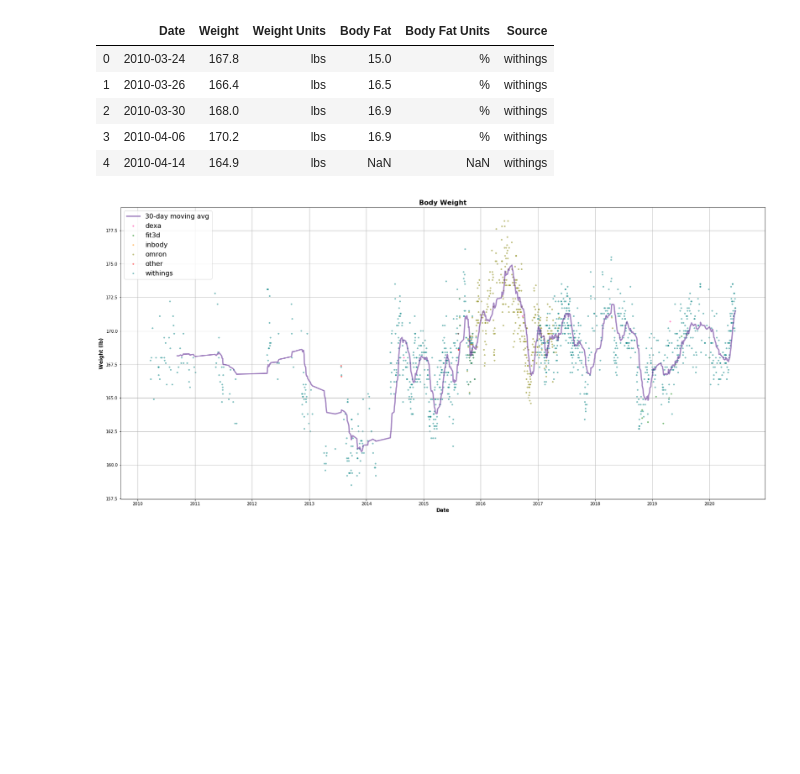
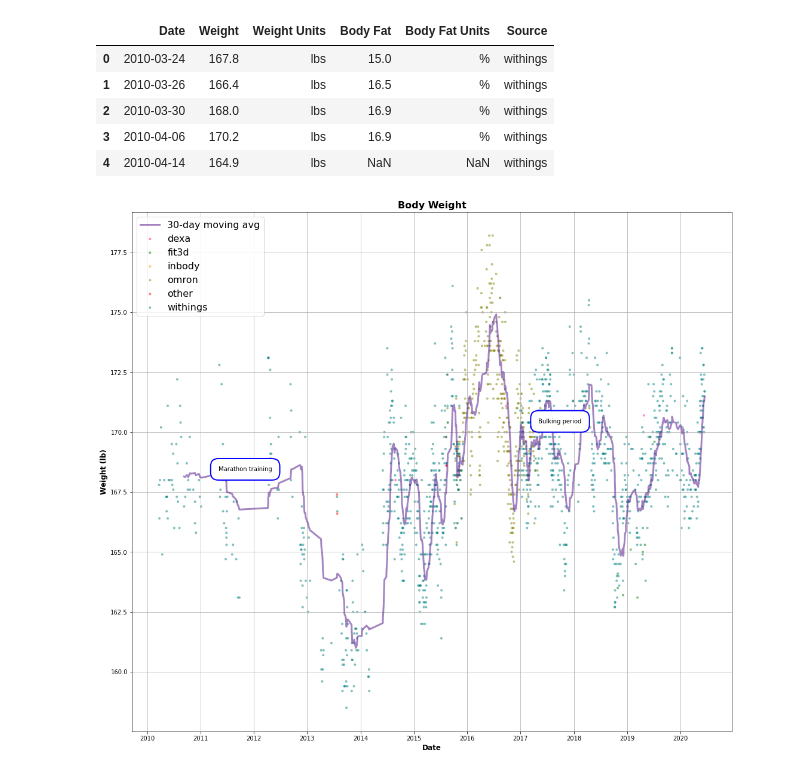
Before and after one commit to quantifiedbob/bob-body-composition-viz, a Jupyter notebook: bob_body_comp.ipynb, the cells around one changed output. Cells and saved outputs as stored; diff of their text form; code cells hidden in the pictures; blank space fills up the shorter version.

Commit message:
Include annotations

```diff
--- a/bob_body_comp.ipynb
+++ b/bob_body_comp.ipynb
@@ -28,6 +33,15 @@ df.head()
 | 3 | 2010-04-06 | 170.2 | lbs | 16.9 | % | withings |
 | 4 | 2010-04-14 | 164.9 | lbs | NaN | NaN | withings |
 # %%
+import csv
+
+# set up annotation reading
+annotation_file = './annotations.csv'
+annotation_reader = csv.DictReader(
+    open(annotation_file),
+    fieldnames=["name", "date", "approx_weight"])
+
+
 # create weights chart
 fig, ax = plt.subplots()
 ax.margins(0.05) # optional, adds 5% padding to autoscaling
@@ -38,35 +52,41 @@ i=0
 for key, grp in df.groupby(['Source']):
     ax.scatter(grp['Date'], grp['Weight'], s=16, label=key, alpha=0.5, edgecolors='none', color=colors[i])
     i = i + 1
 
 # moving average trendline
 df["Weight"].fillna( method ='ffill', inplace = True)
 rolling_mean = df["Weight"].rolling(window=30).mean()
 ax.plot(df["Date"], rolling_mean, label='30-day moving avg', color='rebeccapurple', alpha=0.6, linewidth=3)
 
 # title and axes
 # plt.subplots_adjust(top=0.85)
 plt.title('Body Weight', fontsize=16, fontweight='bold')
 plt.xlabel('Date', fontsize=12, fontweight='bold')
 plt.ylabel('Weight (lb)', fontsize=12, fontweight='bold')
 # display x-axis ticks for every year using YYYY format
 years = mdates.YearLocator()
 years_fmt = mdates.DateFormatter('%Y')
 ax.xaxis.set_major_locator(years)
 ax.xaxis.set_major_formatter(years_fmt)
 
+
 # legend and grid lines
 ax.legend(loc='upper left', fontsize=16)
 ax.grid(True)
 
+# add annotations
+for row in annotation_reader:
+    ax.annotate(str(row['name']), (str(row['date']), int(row['approx_weight'])), xytext=(30, 15),
+            textcoords='offset points', # If you'd likean arrow, uncomment arrowprops=dict(arrowstyle='-|>'),
+            bbox=dict(boxstyle="round", fc="w", ec="b", pad=1.3, lw=2))
+
 # resize chart
 plt.rcParams['figure.figsize'] = (18.0, 16.0)
-# plt.rcParams['figure.figsize'] = (28.0, 13.0)
 
 # save image
 plt.savefig('chart-weights.png', bbox_inches='tight')
 # %% [output]
-[figure, old version]
+[figure, new version]
 # %%
 # create body fat chart
 fig, ax = plt.subplots()
```
Also changed, not shown: parts of 2 cells of this notebook, 1 other file.
